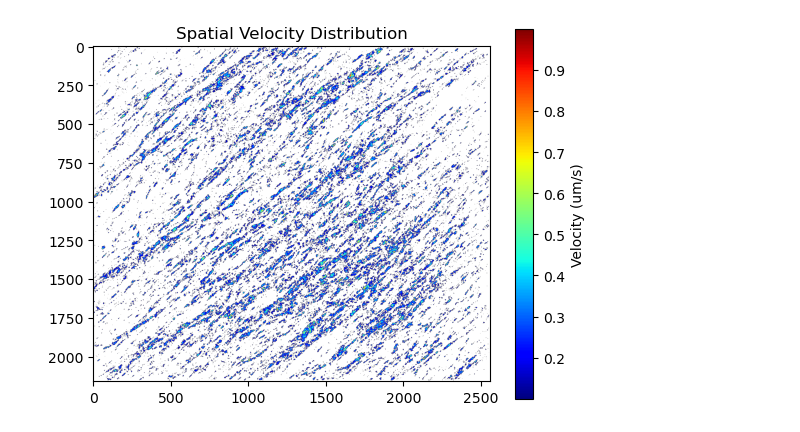
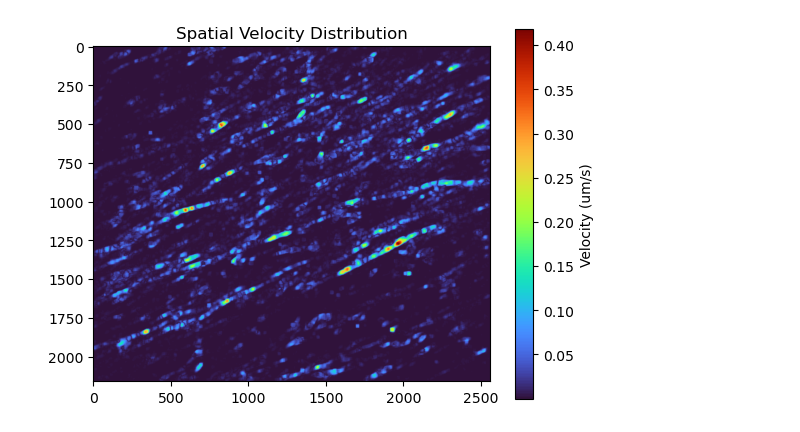
Before and after one commit to wppppupr/MTCargo_analysis, a Jupyter notebook: notebooks/of20260209.ipynb, the cells around one changed output. Cells and saved outputs as stored; diff of their text form; code cells hidden in the pictures.

```diff
--- a/notebooks/of20260209.ipynb
+++ b/notebooks/of20260209.ipynb
@@ -3,18 +3,20 @@ import nd2
 import cv2
 import matplotlib.pyplot as plt
 import numpy as np
+import dask.array as da
 from pathlib import Path
 from scipy.ndimage import gaussian_filter
 
+scale = 0.11
+interval = 4
 sigma = (0.0, 1.0, 1.0)
 
-p_dir = Path('/Volumes/My Passport/Sasaki/MTsingleBeads/20260122/exp001')
+p_dir = Path('/Volumes/My Passport/Sasaki/MTsingleBeads/20260122/exp')
 
-p_file = p_dir / 'exp001.nd2'
+p_file = p_dir / 'exp.nd2'
 file = nd2.imread(p_file, dask = True)
 
-images = file[:, 1, :, :]
-
+images = file[0:271, 1, :, :]
 
 images_blur = gaussian_filter(images, sigma)
 # %%
@@ -78,0 +133,17 @@ print(np.nanmean(velocity_um_s_filtered), "um/s")
+# %%
+scale = 0.11
+width = 5
+center = 1200
+
+l = int(width/(2*scale))
+
+x = test_flow[center-l:center+l, center-l:center+l, 0]
+y = test_flow[center-l:center+l, center-l:center+l, 1]
+"""
+x = test_flow[:, :, 0]
+y = test_flow[:, :, 1]
+"""
+theta = np.arctan2(x, y)
+
+plt.imshow(theta, cmap='turbo')
+plt.colorbar(label='theta')
@@ -79,8 +153,23 @@ print(np.nanmean(velocity_um_s_filtered), "um/s")
+# %%
+# ベクトル強度 (pixel/frame)
+mag_test = np.linalg.norm(test_flow, axis=-1)
+
+# 物理単位への変換係数
+# 1px(縮小後) = 0.11 um
+# 時間 = 4 s / frame
+
+conversion_factor = scale /interval
+velocity_um_s_test = mag_test * conversion_factor
+# %%
+v_min = 0.0
+velocity_um_s_test_filtered = np.where(v_min < velocity_um_s_test, velocity_um_s_test, np.nan)
 # %%
+import matplotlib.pyplot as plt
+
 # 特定のフレームの速度マップを表示
-plt.imshow(velocity_um_s_filtered, cmap='jet')
+plt.imshow(velocity_um_s_test_filtered, cmap='turbo')
 plt.colorbar(label='Velocity (um/s)')
 plt.title("Spatial Velocity Distribution")
 plt.show()
 # %% [output]
-[figure, old version]
+[figure, new version]
```
Also changed, not shown: parts of 12 cells of this notebook, 1 other file.
